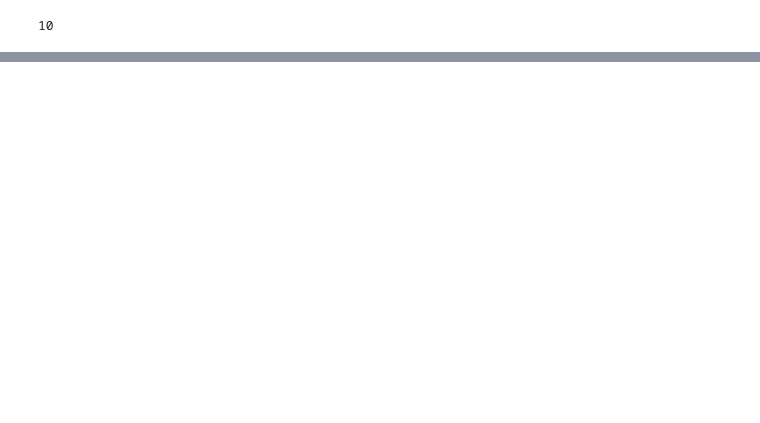
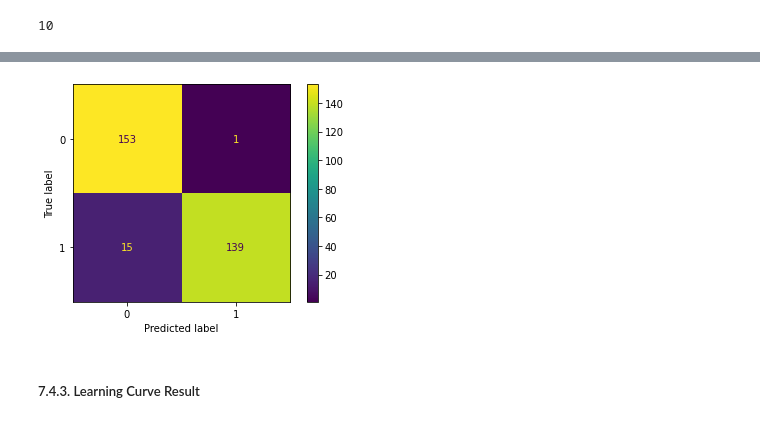
Before and after one commit to cilab-ufersa/parkinson_disease_AI, a Jupyter notebook: main.ipynb, the cells around one changed output, grey strips where cells are left out. Cells and saved outputs as stored; diff of their text form; code cells hidden in the pictures; blank space fills up the shorter version.

```diff
--- a/main.ipynb
+++ b/main.ipynb
@@ -236,0 +362,12 @@ RandomForest sua especificidade é de 62.16%
+# %%
+cm_rf = [[0,0],[0,0]]
+for i in range(len(diagnoses)):
+    cm_rf += confusion_matrix(diagnoses[i],guesseddiagnosesrf[i])
+# %%
+disp_rf = ConfusionMatrixDisplay(cm_rf)
+disp_rf.plot()
+plt.show()
+# %% [output]
+[figure, added]
+# %% [markdown]
+##### 7.4.3. Learning Curve Result
```
Also changed, not shown: parts of 36 cells of this notebook, 2 other files.
